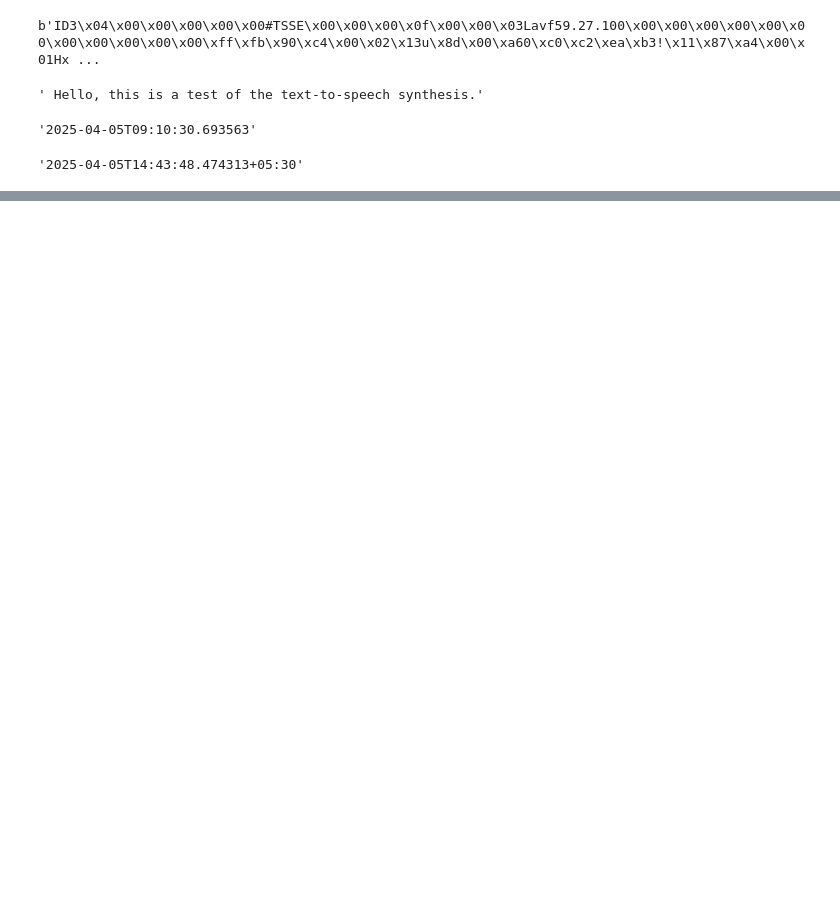
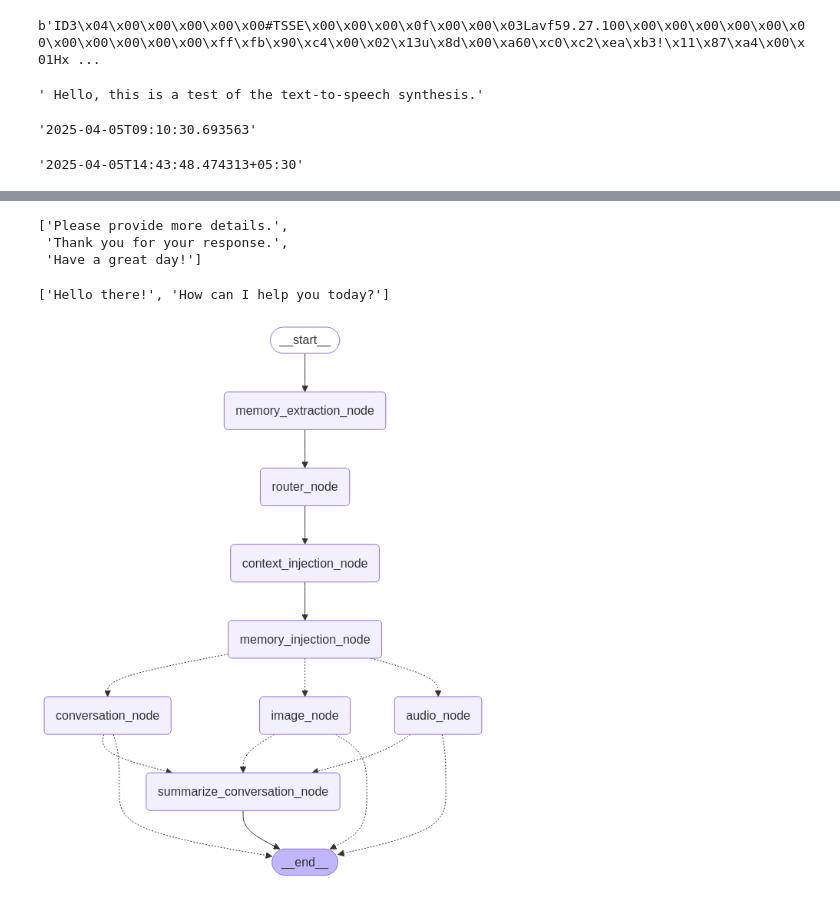
Before and after one commit to Sukruth097/agents, a Jupyter notebook: practice/general.ipynb, the cells around one changed output, grey strips where cells are left out. Drawn from its saved outputs; the diff is of its cells as text; code cells hidden in the pictures; blank space fills up the shorter version.

Commit message:
graph module updated and added interface directories

```diff
--- a/practice/general.ipynb
+++ b/practice/general.ipynb
@@ -155,0 +172,10 @@ current_time_ist
+# %%
+message[-settings.ROUTER_MESSAGES_TO_ANALYZE:]
+# %% [output]
+['Please provide more details.',
+ 'Thank you for your response.',
+ 'Have a great day!']
+# %%
+message[:-settings.ROUTER_MESSAGES_TO_ANALYZE]
+# %% [output]
+['Hello there!', 'How can I help you today?']
@@ -155,0 +184,8 @@ current_time_ist
+# %%
+from IPython.display import Image, display
+
+# draw_mermaid_png() returns bytes, so we wrap it in Image to render
+image_data = graph.get_graph().draw_mermaid_png()
+display(Image(data=image_data))
+# %% [output]
+[figure, added]
```
Also changed, not shown: parts of 5 cells of this notebook, 13 other files.
